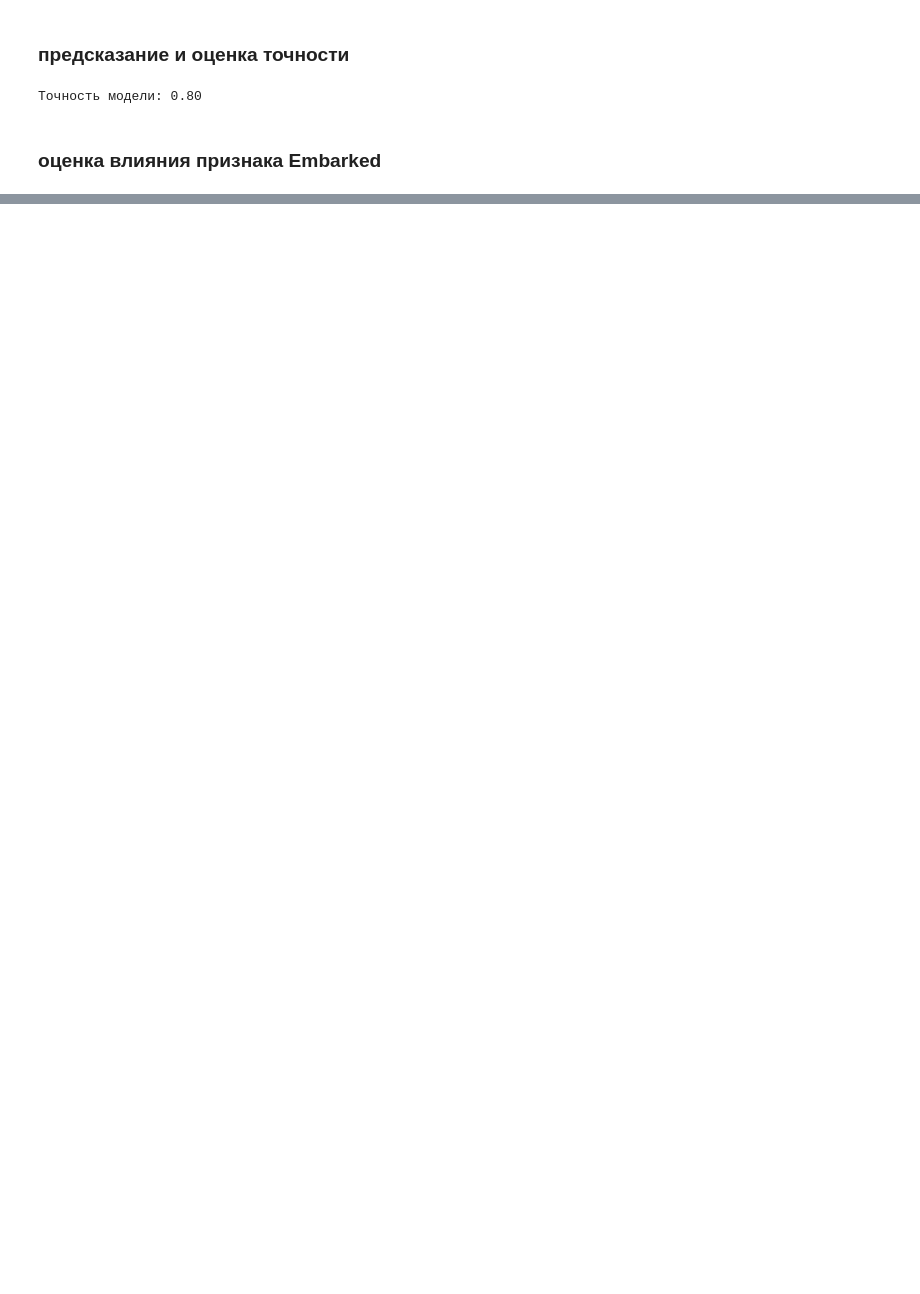
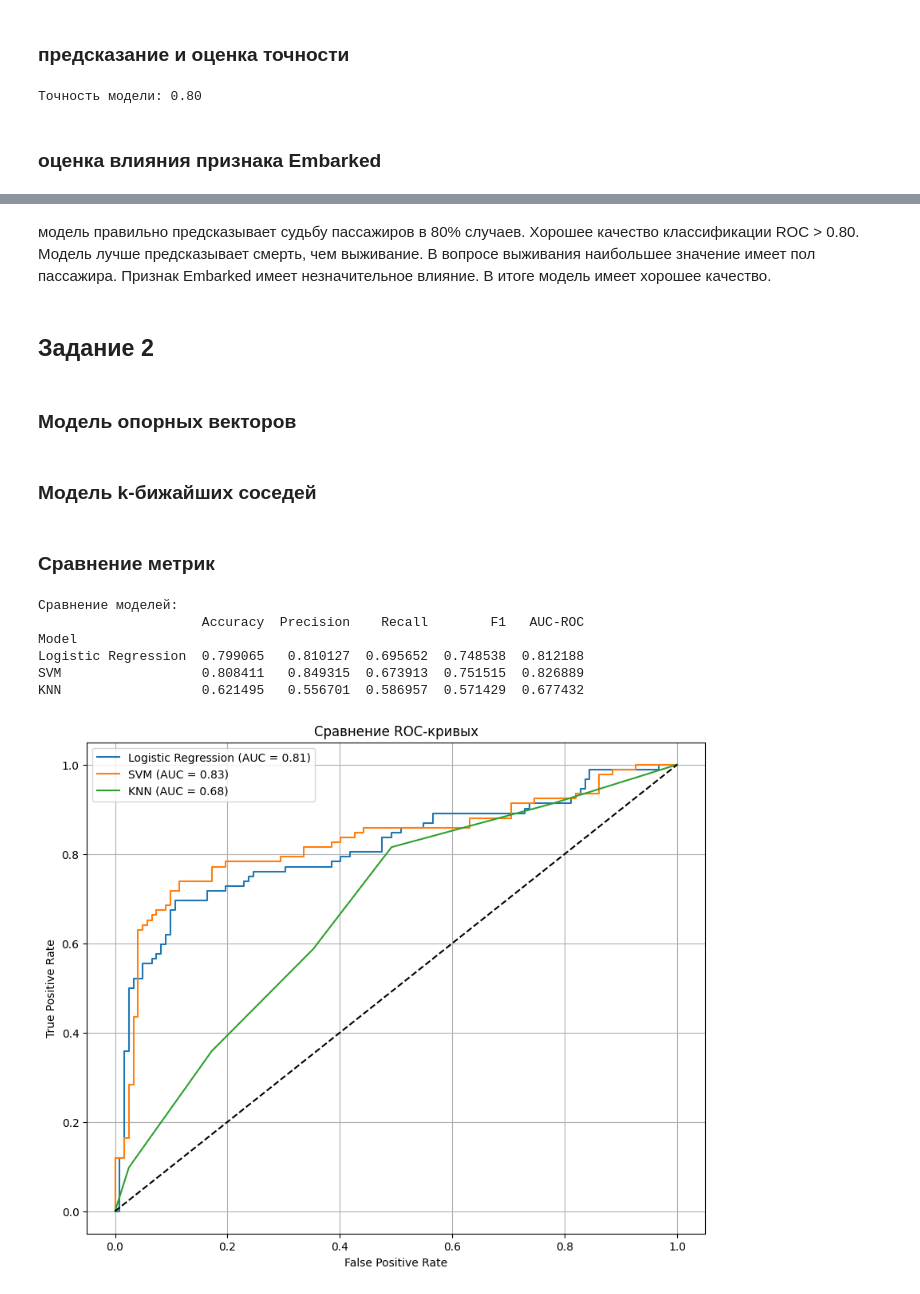
Before and after one commit to frodorm/ML_labs, a Jupyter notebook: lab2/lab3_2.ipynb, the cells around one changed output, grey strips where cells are left out. Drawn from its saved outputs; the diff is of its cells as text; code cells hidden in the pictures; blank space fills up the shorter version.

```diff
--- a/lab2/lab3_2.ipynb
+++ b/lab2/lab3_2.ipynb
@@ -98,0 +174,4 @@ print(f"Изменение точности: {accuracy - accuracy_no_emb:.2f}")
+# %% [markdown]
+модель правильно предсказывает судьбу пассажиров в 80% случаев. Хорошее качество классификации ROC > 0.80. Модель лучше предсказывает смерть, чем выживание. В вопросе выживания наибольшее значение имеет пол пассажира. Признак Embarked имеет незначительное влияние. В итоге модель имеет хорошее качество.
+# %% [markdown]
+## Задание 2
@@ -98,0 +183,61 @@ print(f"Изменение точности: {accuracy - accuracy_no_emb:.2f}")
+# %% [markdown]
+### Модель опорных векторов
+# %%
+svm_pipe = make_pipeline(
+    StandardScaler(),
+    SVC(probability=True, random_state=42)
+)
+svm_pipe.fit(X_train, y_train)
+y_pred_svm = svm_pipe.predict(X_test)
+y_proba_svm = svm_pipe.predict_proba(X_test)[:, 1]
+# %% [markdown]
+### Модель k-бижайших соседей
+# %%
+knn = KNeighborsClassifier(n_neighbors=5)
+knn.fit(X_train, y_train)
+y_pred_knn = knn.predict(X_test)
+y_proba_knn = knn.predict_proba(X_test)[:, 1]
+# %% [markdown]
+### Сравнение метрик
+# %%
+models = {
+    'Logistic Regression': (y_pred, y_proba),
+    'SVM': (y_pred_svm, y_proba_svm),
+    'KNN': (y_pred_knn, y_proba_knn)
+}
+
+print("\nСравнение моделей:")
+results = []
+for name, (pred, proba) in models.items():
+    results.append({
+        'Model': name,
+        'Accuracy': accuracy_score(y_test, pred),
+        'Precision': precision_score(y_test, pred),
+        'Recall': recall_score(y_test, pred),
+        'F1': f1_score(y_test, pred),
+        'AUC-ROC': auc(*roc_curve(y_test, proba)[:2])
+    })
+
+results_df = pd.DataFrame(results).set_index('Model')
+print(results_df)
+
+plt.figure(figsize=(10, 8))
+for name, (_, proba) in models.items():
+    fpr, tpr, _ = roc_curve(y_test, proba)
+    plt.plot(fpr, tpr, label=f'{name} (AUC = {auc(fpr, tpr):.2f})')
+
+plt.plot([0, 1], [0, 1], 'k--')
+plt.xlabel('False Positive Rate')
+plt.ylabel('True Positive Rate')
+plt.title('Сравнение ROC-кривых')
+plt.legend()
+plt.grid(True)
+plt.show()
+# %% [output]
+Сравнение моделей:
+                     Accuracy  Precision    Recall        F1   AUC-ROC
+Model
+Logistic Regression  0.799065   0.810127  0.695652  0.748538  0.812188
+SVM                  0.808411   0.849315  0.673913  0.751515  0.826889
+KNN                  0.621495   0.556701  0.586957  0.571429  0.677432
+[figure, added]
```
Also changed, not shown: parts of 17 cells of this notebook.
